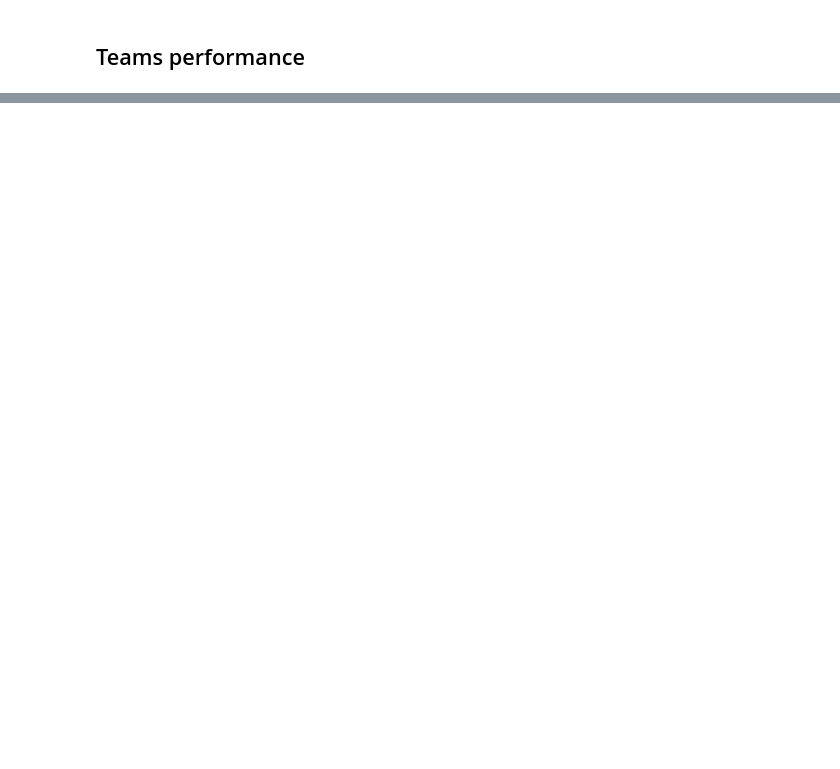
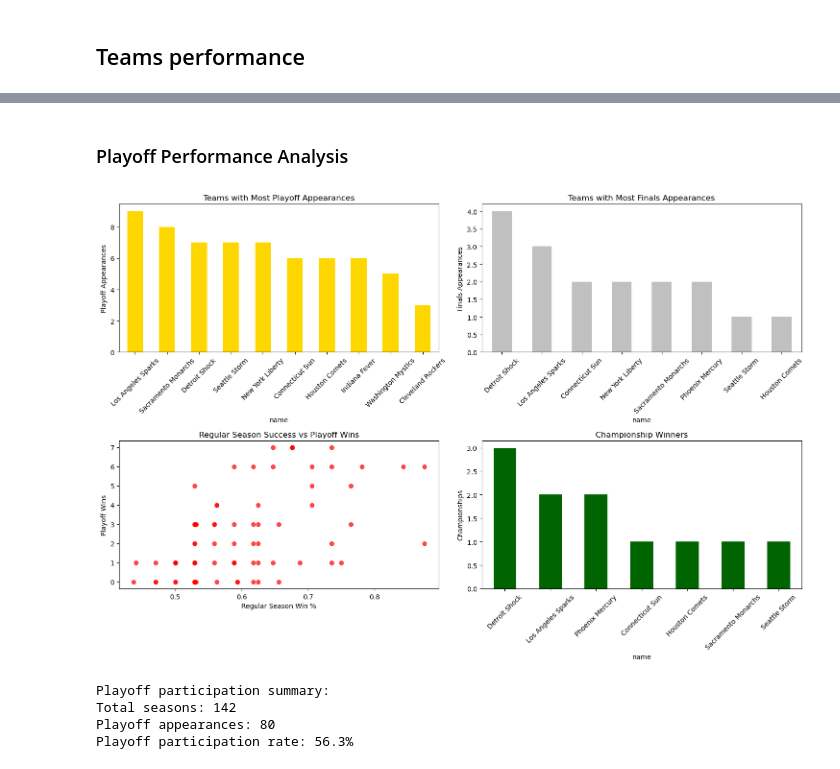
Before and after one commit to diogovenade/ac-wnba, a Jupyter notebook: src/book.ipynb, the cells around one changed output, grey strips where cells are left out. Drawn from its saved outputs; the diff is of its cells as text; code cells hidden in the pictures; blank space fills up the shorter version.

```diff
--- a/src/book.ipynb
+++ b/src/book.ipynb
@@ -132,0 +212,55 @@ Name: won, dtype: int64
+# %% [markdown]
+### Playoff Performance Analysis
+# %%
+# Playoff participation analysis
+playoff_teams = teams_df[teams_df['playoff'] == 'Y']
+playoff_participation = teams_df.groupby('name')['playoff'].apply(lambda x: (x == 'Y').sum()).sort_values(ascending=False)
+
+fig, axes = plt.subplots(2, 2, figsize=(15, 10))
+
+# Teams with most playoff appearances
+playoff_participation.head(10).plot(kind='bar', ax=axes[0,0], color='gold')
+axes[0,0].set_title('Teams with Most Playoff Appearances')
+axes[0,0].set_ylabel('Playoff Appearances')
+axes[0,0].tick_params(axis='x', rotation=45)
+
+# Playoff success rates (finals appearances)
+finals_teams = teams_df[teams_df['finals'].notna()]
+finals_appearances = teams_df.groupby('name')['finals'].apply(lambda x: x.notna().sum()).sort_values(ascending=False)
+finals_appearances[finals_appearances > 0].head(8).plot(kind='bar', ax=axes[0,1], color='silver')
+axes[0,1].set_title('Teams with Most Finals Appearances')
+axes[0,1].set_ylabel('Finals Appearances')
+axes[0,1].tick_params(axis='x', rotation=45)
+
+# Regular season vs playoff performance correlation
+if not teams_post_df.empty:
+    # Merge regular season and playoff data
+    playoff_merged = teams_df.merge(teams_post_df, on=['year', 'tmID'], suffixes=('_reg', '_playoff'))
+    if not playoff_merged.empty:
+        axes[1,0].scatter(playoff_merged['win_pct'], playoff_merged['W'], alpha=0.7, color='red')
+        axes[1,0].set_xlabel('Regular Season Win %')
+        axes[1,0].set_ylabel('Playoff Wins')
+        axes[1,0].set_title('Regular Season Success vs Playoff Wins')
+
+# Championship winners over time
+champions = teams_df[teams_df['finals'] == 'W']
+if not champions.empty:
+    champion_counts = champions['name'].value_counts()
+    champion_counts.plot(kind='bar', ax=axes[1,1], color='darkgreen')
+    axes[1,1].set_title('Championship Winners')
+    axes[1,1].set_ylabel('Championships')
+    axes[1,1].tick_params(axis='x', rotation=45)
+
+plt.tight_layout()
+plt.show()
+
+print("Playoff participation summary:")
+print(f"Total seasons: {len(teams_df)}")
+print(f"Playoff appearances: {len(playoff_teams)}")
+print(f"Playoff participation rate: {len(playoff_teams)/len(teams_df):.1%}")
+# %% [output]
+[figure, added]
+Playoff participation summary:
+Total seasons: 142
+Playoff appearances: 80
+Playoff participation rate: 56.3%
```
Also changed, not shown: parts of 17 cells of this notebook.
